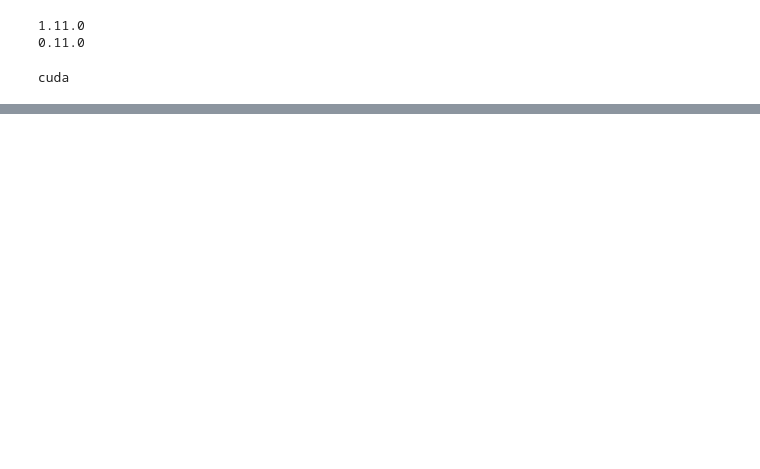
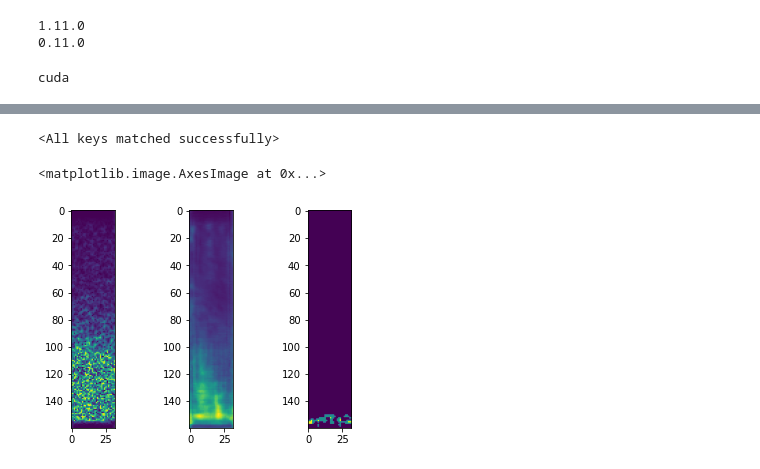
Before and after one commit to pkamath7/AEC_RES, a Jupyter notebook: models/CNN_Res.ipynb, the cells around one changed output, grey strips where cells are left out. Cells and saved outputs as stored; diff of their text form; code cells hidden in the pictures; blank space fills up the shorter version.

Commit message:
Added changes to unet script to include validation loss and plot model output on test
Added changes to unet script to include validation loss and plot model output on test

```diff
--- a/models/CNN_Res.ipynb
+++ b/models/CNN_Res.ipynb
@@ -47,7 +48,7 @@ class DAPSDatasetHelper():
         else:
             #category=self.keys[np.random.randint(2,len(self.keys))]
             #consider one category for now
-            category=self.keys[8]
+            category=self.keys[3]
         data=cv2.imread(self.dataset_dict[category][str(indx)],0)
         data= cv2.normalize(data, None, alpha=0, beta=1, norm_type=cv2.NORM_MINMAX, dtype=cv2.CV_32F)
         Id= self.dataset_dict[category][str(indx)].split("/")[-1].split('.')[0]
@@ -259,0 +288,32 @@ TypeError: can't convert cuda:0 device type tensor to numpy. Use Tensor.cpu() to
+# %%
+model_path= "./misc/model.pth"
+torch.save(model.state_dict(),model_path)
+model=UNet()
+model.load_state_dict(torch.load(model_path))
+# %% [output]
+<All keys matched successfully>
+# %%
+dataset=DAPSDatasetHelper()
+test_index=9030
+img_test,_= dataset.get_indxd_file(test_index)
+img_label,_= dataset.get_indxd_file(test_index,True)
+img = torch.tensor(img_test)
+img=img.unsqueeze(0)
+img=img.unsqueeze(0)
+img=img.to(dtype=torch.float32)
+model.eval()
+with torch.no_grad():
+    out=model(img)
+out=out.squeeze(0)
+out=out.squeeze(0)
+# %%
+plt.figure()
+plt.subplot(1,3,1)
+plt.imshow(img_test)
+plt.subplot(1,3,2)
+plt.imshow(out.cpu().numpy())
+plt.subplot(1,3,3)
+plt.imshow(img_label)
+# %% [output]
+<matplotlib.image.AxesImage at 0x...>
+[figure, added]
```
Also changed, not shown: parts of 15 cells of this notebook.
